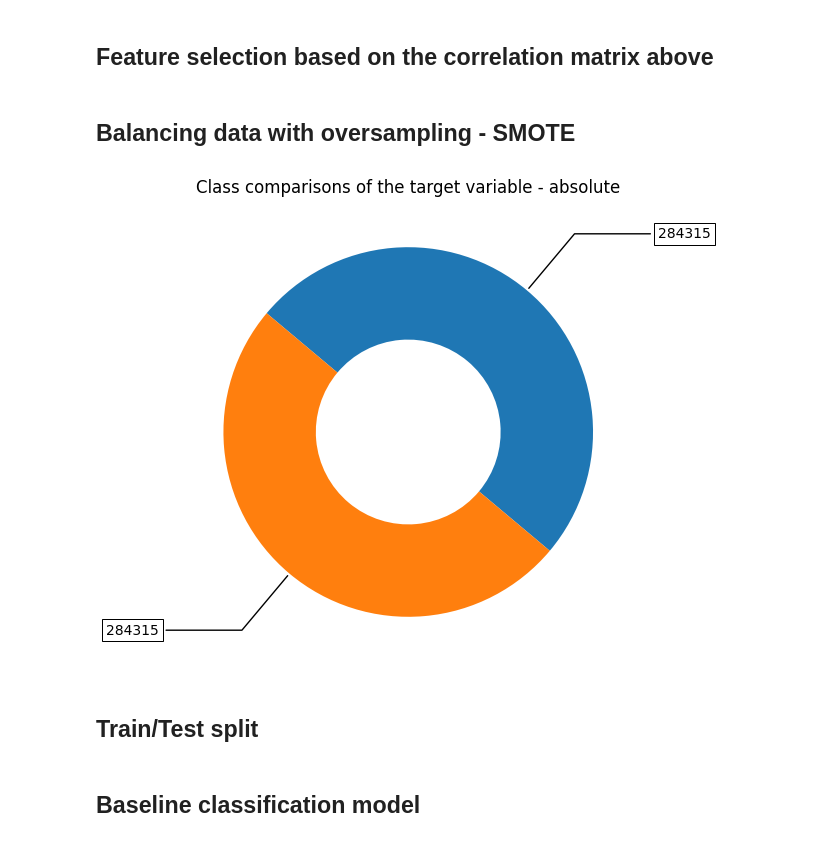
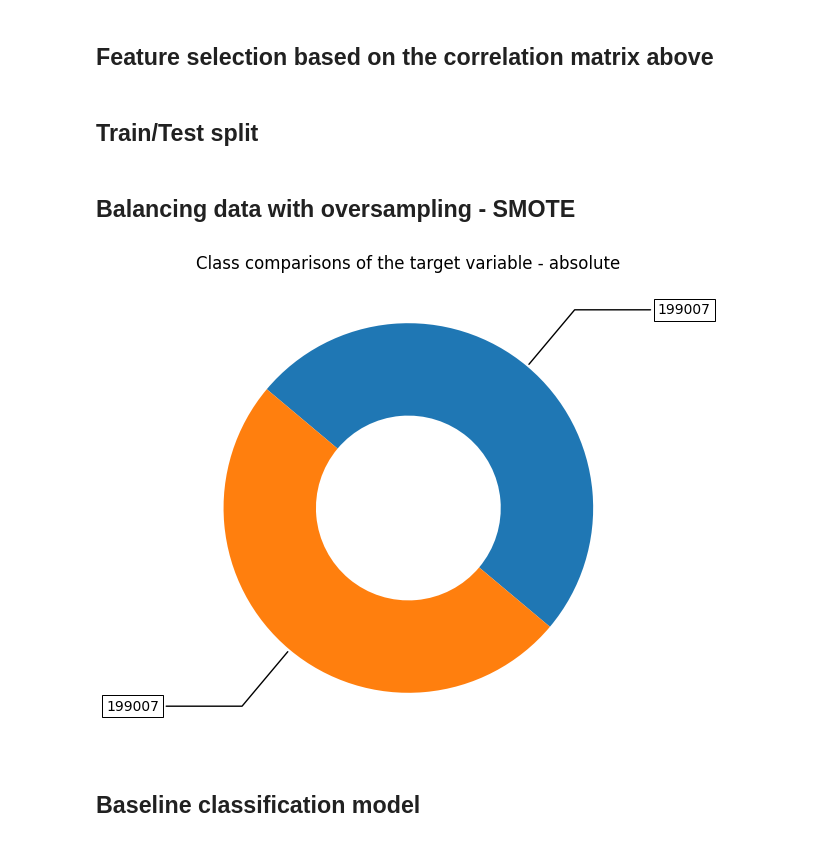
Before and after one commit to NickKirilov/My-PayPal, a Jupyter notebook: my_paypal.ipynb, the cells around one changed output. Drawn from its saved outputs; the diff is of its cells as text; code cells hidden in the pictures.

```diff
--- a/my_paypal.ipynb
+++ b/my_paypal.ipynb
@@ -26,7 +27,7 @@ experiment = mlflow.set_experiment("my_paypal")
 def visualize_class_balance(class_col: list[int], abs_nums: bool = False) -> None:
     fig, ax = plt.subplots(figsize=(6, 6), subplot_kw=dict(aspect="equal"))
 
-    labels = ["1", "0"]
+    labels = ["0", "1"]
     title = "Class comparisons of the target variable - "
 
     total = sum(class_col)
@@ -117,18 +118,6 @@ It is clear that the dataset is highly imbalanced. In some of my previous projec
 ## Feature selection based on the correlation matrix above
 # %%
 df = df.drop(columns=["V13", "V15", "V22", "V23", "V25", "V26"])
-# %% [markdown]
-## Balancing data with oversampling - SMOTE
-# %%
-X = df.drop(columns=["Class"])
-y = df["Class"]
-
-smote = SMOTE(sampling_strategy='minority')
-X_res, y_res = smote.fit_resample(X, y)
-target_list = y_res.value_counts().to_list()
-visualize_class_balance(target_list, abs_nums=True)
-# %% [output]
-[figure]
 # %% [markdown]
 ## Train/Test split
 # %%
@@ -136,3 +127,12 @@ X_train, X_test, y_train, y_test = train_test_split(X_res, y_res, random_state=1
+# %% [markdown]
+## Balancing data with oversampling - SMOTE
+# %%
+smote = SMOTE(sampling_strategy='minority')
+X_train, y_train = smote.fit_resample(X_train, y_train)
+target_list = y_train.value_counts().to_list()
+visualize_class_balance(target_list, abs_nums=True)
+# %% [output]
+[figure]
 # %% [markdown]
 ## Baseline classification model
 # %%
```
Also changed, not shown: parts of 6 cells of this notebook.
